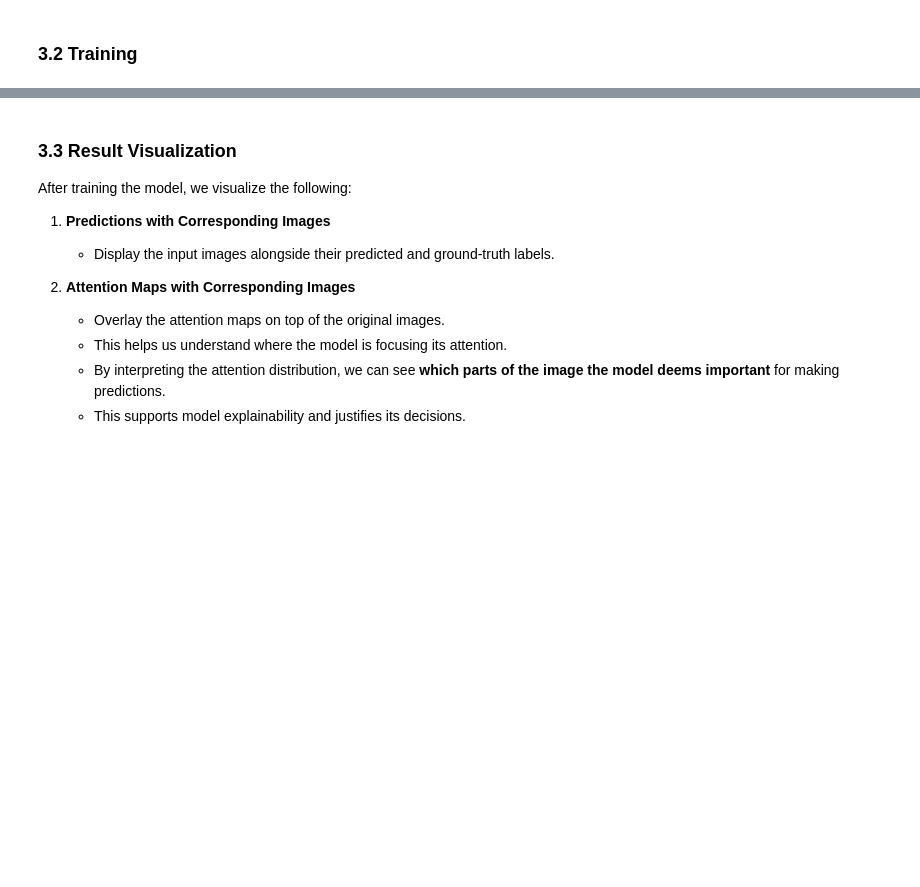
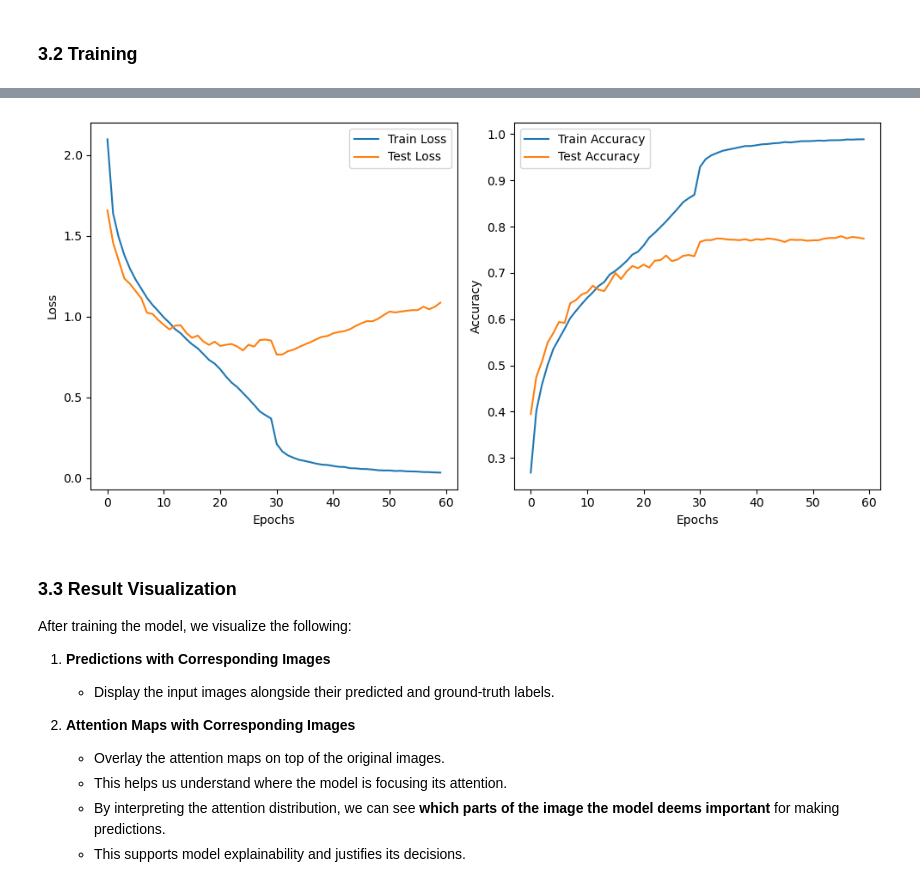
Before and after one commit to bskkimm/Simple-ViT-Implementation, a Jupyter notebook: tutorial_from_scratch.ipynb, the cells around one changed output, grey strips where cells are left out. Drawn from its saved outputs; the diff is of its cells as text; code cells hidden in the pictures; blank space fills up the shorter version.

```diff
--- a/tutorial_from_scratch.ipynb
+++ b/tutorial_from_scratch.ipynb
@@ -229,9 +229,9 @@ class TransformerEncoder(nn.Module):
         self.MSA = MultiHeadAttention(embed_dim=embed_dim)
 
         self.MLP = nn.Sequential(
-            nn.Linear(embed_dim, embed_dim),
+            nn.Linear(embed_dim, 4*embed_dim),
             nn.GELU(),
-            nn.Linear(embed_dim, embed_dim)
+            nn.Linear(4*embed_dim, embed_dim)
         )
 
     def forward(self, x):
@@ -327,9 +327,10 @@ Estimated Total Size (MB): 1691.05
 #multistep
 from torch.optim.lr_scheduler import MultiStepLR
 loss_fn = nn.CrossEntropyLoss()
-optimizer = torch.optim.Adam(model_0.parameters(), lr=3e-4, weight_decay=1e-1)
+optimizer = torch.optim.Adam(model_0.parameters(), lr=3e-4)
 
-scheduler = MultiStepLR(optimizer, milestones=[20*i for i in range(1,3)], gamma=0.1)
+step = 30
+scheduler = MultiStepLR(optimizer, milestones=[step*i for i in range(1,config.EPOCHS//step)], gamma=0.1)
 # %% [markdown]
 ### 3.2 Training
 # %%
@@ -347,3 +362,22 @@ results =train(model=model_0,
+# %%
+import matplotlib.pyplot as plt
+plt.figure(figsize=(10, 5))
+plt.subplot(1,2,1)
+plt.plot(results["train_loss"], label="Train Loss")
+plt.plot(results["test_loss"], label="Test Loss")
+plt.xlabel("Epochs")
+plt.ylabel("Loss")
+plt.legend()
+plt.subplot(1,2,2)
+plt.plot(results["train_acc"], label="Train Accuracy")
+plt.plot(results["test_acc"], label="Test Accuracy")
+plt.xlabel("Epochs")
+plt.ylabel("Accuracy")
+plt.legend()
+plt.tight_layout()
+plt.show()
+# %% [output]
+[figure, added]
 # %% [markdown]
 ### 3.3 Result Visualization
 
```
Also changed, not shown: parts of 7 cells of this notebook.
